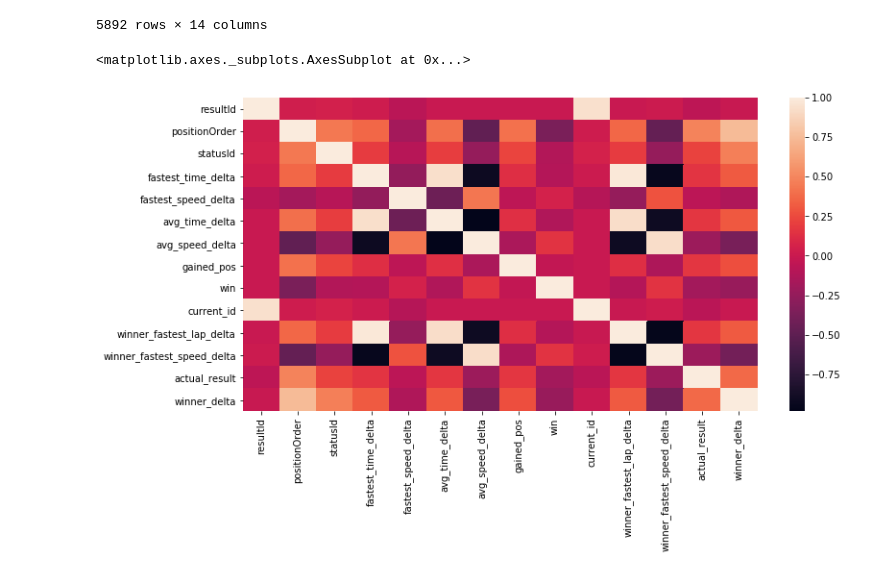
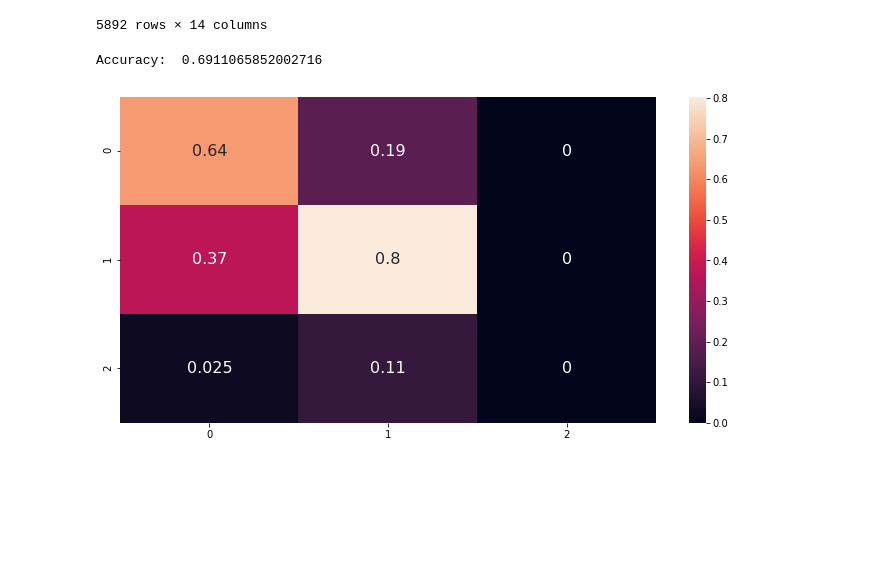
Before and after one commit to edie-zhou/data_lab_f1, a Jupyter notebook: F1.ipynb, the cells around one changed output. Saved outputs shown, nothing was run; the diff lists cells and outputs as text; code cells hidden in the pictures; blank space fills up the shorter version.

Commit message:
Added models

```diff
--- a/F1.ipynb
+++ b/F1.ipynb
@@ -447,7 +457,7 @@ for year in year_dict.keys():
                     past_entry_id = race_data.loc[race_data['driverId']==driver]['resultId'].unique()[0]
                     race_data.at[past_entry_id, 'actual_result'] = 20
             race_data = race_data.dropna()
-
+            sns.distplot(x);
             # default to 20 to account for engine penalties, etc.
             race_data['cur_grid'] = 20
             for driver in race_data['driverId'].unique():
@@ -555,11 +565,51 @@ data.to_csv('feature_data.csv', index=False)
 | 24598 | 24604.0 | 19.0 | 22.0 | 1.026946 | 0.973762 | 1.001916 | ... |
 | 24599 | 24605.0 | 20.0 | 131.0 | 1.000000 | 1.000000 | 0.975627 | ... |
 5892 rows × 14 columns
-# %%
-import seaborn as sns
-# feature =
-corrMatrix = data.corr()
-sns.heatmap(corrMatrix)
-# %% [output]
-<matplotlib.axes._subplots.AxesSubplot at 0x...>
-[figure, removed]
+# %%
+# Predict on multiple classes
+# data = pd.readcsv('feature_data.csv')
+
+train_ds = pd.get_dummies(data, columns=['statusId'])
+
+# train_ds = pd.concat([data, stat_dumm], axis=1)
+# train_ds = train_ds.drop('statusId', axis=1)
+
+# create x, y dfs
+target = train_ds['actual_result']
+drop_col = ['resultId', 'current_id', 'actual_result']
+features = train_ds.drop(drop_col, axis=1)
+
+# create bins class 0 = [1-3], 1 = [4-9], 2 = [10-14], 3 = [15+]
+# sns.distplot(target)
+tgt = []
+for x in target:
+    if x >= 1 and x < 6:
+        tgt.append(0)
+    elif x >= 7 and x < 13:
+        tgt.append(1)
+    elif x >= 10 and x < 15:
+        tgt.append(2)
+    else:
+        tgt.append(1)
+y = np.array(tgt)
+
+# corrMatrix = train_ds.corr()
+# sns.heatmap(corrMatrix)
+
+# Create train/test splits
+x_train, x_test, y_train, y_test = train_test_split(features, y,
+        test_size=0.25, random_state=42)
+
+# Train xgbclassifier
+model_type = 'gbtree'
+model_xgb = xgb.XGBClassifier(booster=model_type)
+model_xgb.fit(x_train, y_train)
+y_pred = model_xgb.predict(x_test)
+matrix = confusion_matrix(y_test, y_pred)
+matrix = matrix / matrix.astype(np.float).sum(axis=1)
+ax = sns.heatmap(matrix, annot=True, annot_kws={"size": 16})
+print('Accuracy: ', accuracy_score(y_test, y_pred))
+plt.show()
+# %% [output]
+Accuracy:  0.6911065852002716
+[figure, added]
```
Also changed, not shown: parts of 4 cells of this notebook.
